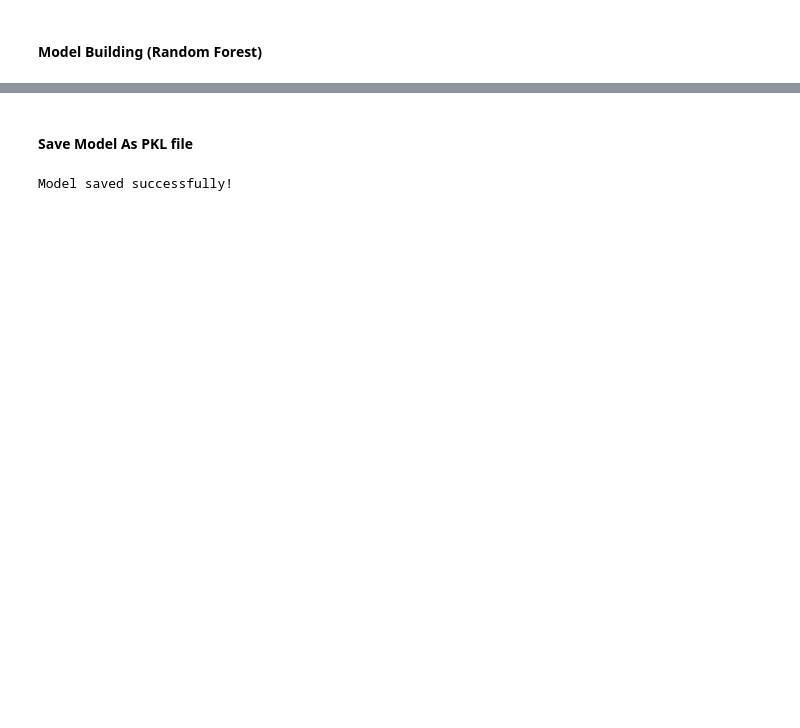
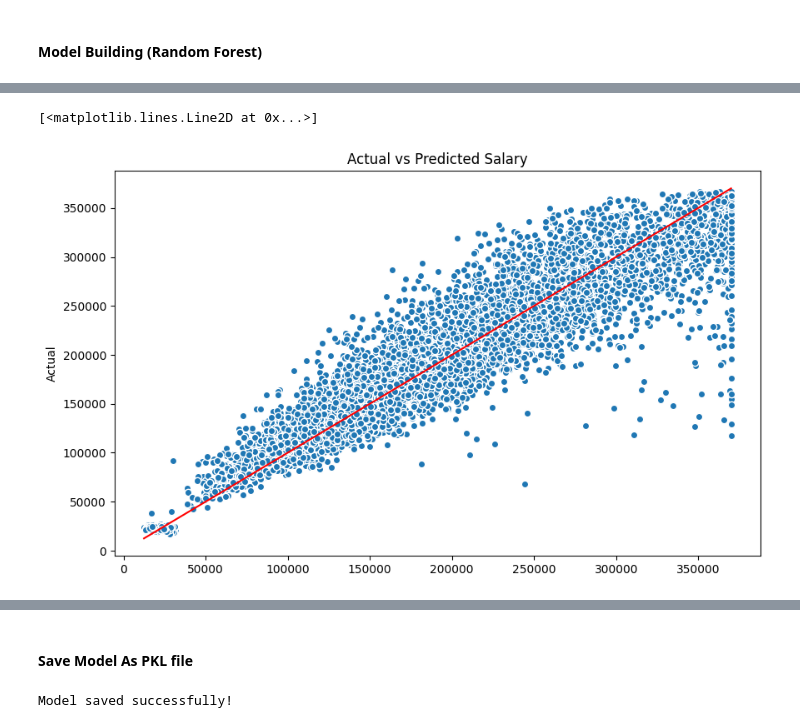
Before and after one commit to KaraniAbdellah/Job_Market, a Jupyter notebook: model_random_forset.ipynb, the cells around one changed output, grey strips where cells are left out. Drawn from its saved outputs; the diff is of its cells as text; code cells hidden in the pictures; blank space fills up the shorter version.

```diff
--- a/model_random_forset.ipynb
+++ b/model_random_forset.ipynb
@@ -99,0 +150,16 @@ RandomForestRegressor(oob_score=True)
+# %%
+# The Residuals
+plt.figure(figsize=(10, 6))
+
+# Add Scatter For Visualzing The Points
+plt.scatter(y_test, y_pred, edgecolors="w")
+plt.ylabel("Prediction")
+plt.ylabel("Actual")
+plt.title('Actual vs Predicted Salary')
+
+# Visuale The Line For The Prefect Prediction
+limits = [min(y_test), max(y_test)]
+plt.plot(limits, limits, color="red", linestyle="-", ) # draw line with coordinate (x1, y1) and (x2, y2)
+# %% [output]
+[<matplotlib.lines.Line2D at 0x...>]
+[figure, added]
```
Also changed, not shown: parts of 12 cells of this notebook, 1 other file.
